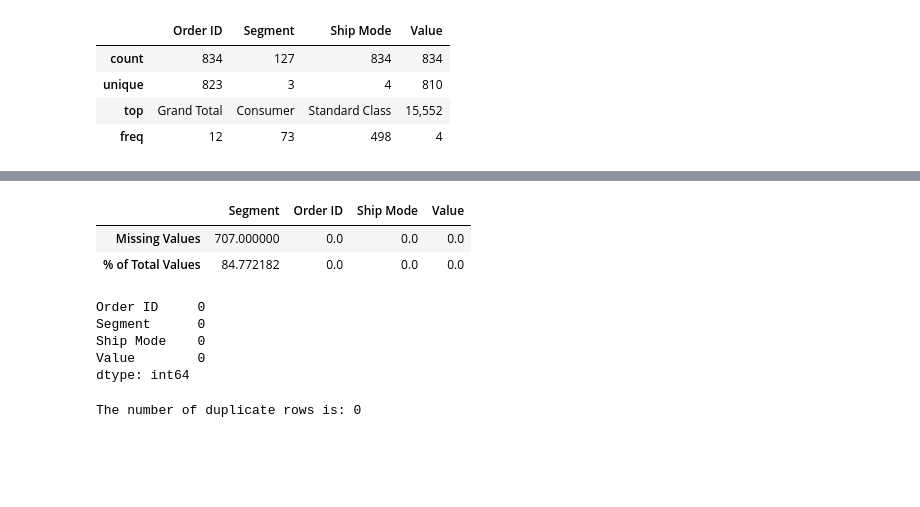
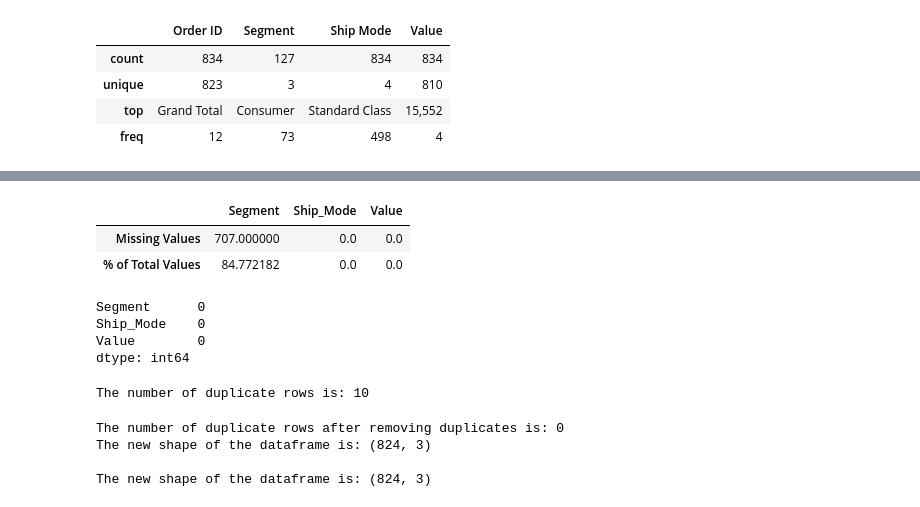
Before and after one commit to bontlemphahlele/orders, a Jupyter notebook: orders_notebook.ipynb, the cells around one changed output, grey strips where cells are left out. Drawn from its saved outputs; the diff is of its cells as text; code cells hidden in the pictures; blank space fills up the shorter version.

```diff
--- a/orders_notebook.ipynb
+++ b/orders_notebook.ipynb
@@ -84,10 +92,30 @@ df.describe()
+# %%
+df_cleaned['Ship_Mode'] = df_cleaned['Ship_Mode'].str.replace(" ", "_")
+df_cleaned['Segment'] = df_cleaned['Segment'].str.replace(" ", "_")
+# %%
+# drop order id as it is an identifier therefore not useful for analysis
+# Use inplace=True or assignment to keep it removed
+
+df_cleaned.drop(columns=['Order ID'], inplace=True)
+# %%
+# fix value column first
+# fix European-style numbers
+
+df_cleaned['Value'] = df_cleaned['Value'].astype(str).str.replace(',', '.').str.strip()
+
+# convert to numeric safely (use df_cleaned on RHS)
+df_cleaned['Value'] = pd.to_numeric(df_cleaned['Value'], errors='coerce')
+# %%
+# subset drop value as it is the target variable; use inplace=True or assign to df_cleaned
+
+df_cleaned.dropna(subset=['Value'], inplace=True)
 # %%
 #data cleaning
 #check for missing values
-missing = df.isnull().sum().sort_values(ascending=False)
-missing_perc = (df.isnull().sum()/len(df)*100).sort_values(ascending=False)
+missing = df_cleaned.isnull().sum().sort_values(ascending=False)
+missing_perc = (df_cleaned.isnull().sum()/len(df_cleaned)*100).sort_values(ascending=False)
 pd.concat([missing, missing_perc], axis=1, keys=['Missing Values', '% of Total Values']).transpose()
 # %% [output]
-|  | Segment | Order ID | Ship Mode | Value |
-| Missing Values | 707.000000 | 0.0 | 0.0 | 0.0 |
-| % of Total Values | 84.772182 | 0.0 | 0.0 | 0.0 |
+|  | Segment | Ship_Mode | Value |
+| Missing Values | 707.000000 | 0.0 | 0.0 |
+| % of Total Values | 84.772182 | 0.0 | 0.0 |
@@ -97,17 +125,27 @@ df['Segment'].fillna(df['Segment'].mode()[0], inplace=True)
 # %%
 #check missing value again
-df.isnull().sum()
+df_cleaned.isnull().sum()
 # %% [output]
-Order ID     0
 Segment      0
-Ship Mode    0
+Ship_Mode    0
 Value        0
 dtype: int64
 # %%
 #check duplicates
-duplicates= df.duplicated().sum()
-print(f'The number of duplicate rows is: {duplicates}')
+df_cleaned_duplicates = df_cleaned.duplicated().sum()
+print(f'The number of duplicate rows is: {df_cleaned_duplicates}')
 # %% [output]
-The number of duplicate rows is: 0
+The number of duplicate rows is: 10
+# %%
+# remove duplicate rows; use inplace=True to actually remove them
+
+df_cleaned.drop_duplicates(inplace=True)
+print(f'The number of duplicate rows after removing duplicates is: {df_cleaned.duplicated().sum()}')
+print(f'The new shape of the dataframe is: {df_cleaned.shape}')
+# %% [output]
+The number of duplicate rows after removing duplicates is: 0
+The new shape of the dataframe is: (824, 3)
+
+The new shape of the dataframe is: (824, 3)
 # %%
 #change data types
```
Also changed, not shown: parts of 49 cells of this notebook, 2 other files.
